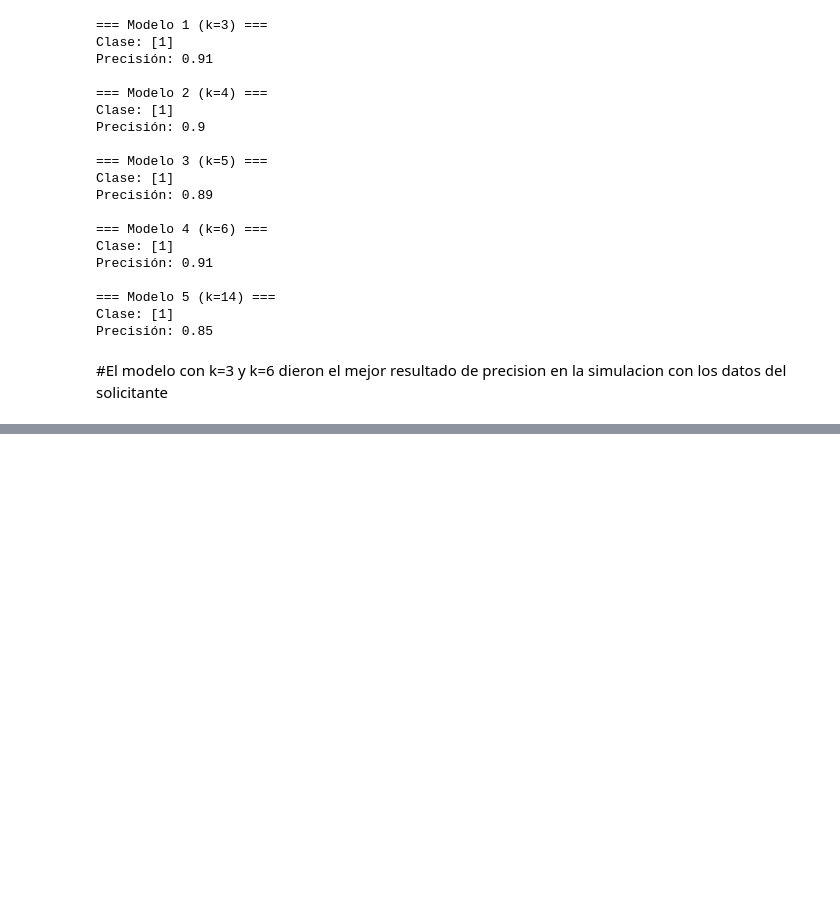
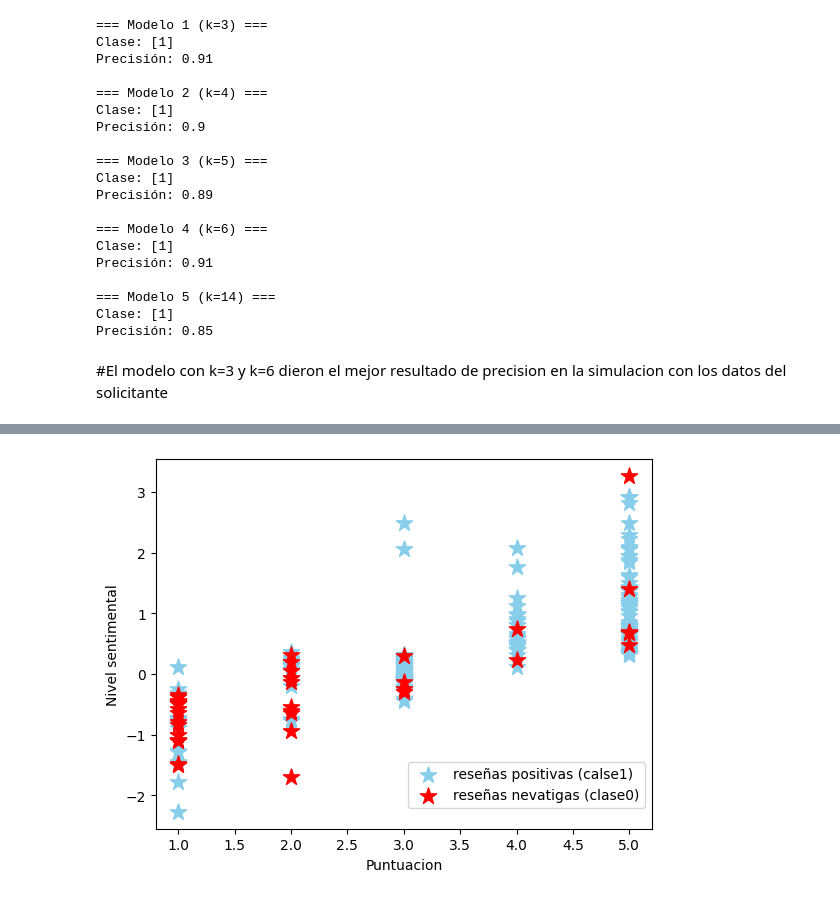
Before and after one commit to Sj-kronton/IA_2025, a Jupyter notebook: K-vecinos.ipynb, the cells around one changed output, grey strips where cells are left out. Cells and saved outputs as stored; diff of their text form; code cells hidden in the pictures; blank space fills up the shorter version.

```diff
--- a/K-vecinos.ipynb
+++ b/K-vecinos.ipynb
@@ -541,0 +544,3 @@ Precisión: 0.85
+# %%
+review= pd.read_csv('reviews_sentiment.csv', sep=';') #El dataset tiene parametros diferentes apara separar datos, por ello la necesidad del "sep"
+review.head()
@@ -541,0 +572,4 @@ Precisión: 0.85
+# %%
+buenos=review[review["titleSentiment"]=="positive"]
+malos=review[review["titleSentiment"]=="negative"]
+buenos, malos
@@ -541,0 +594,14 @@ Precisión: 0.85
+# %%
+plt.scatter(buenos["Star Rating"], buenos["sentimentValue"],
+            marker="*", s=150, color="skyblue",
+            label="reseñas positivas (calse1)")
+plt.scatter(malos["Star Rating"], malos["sentimentValue"],
+            marker="*", s=150, color="red",
+            label="reseñas nevatigas (clase0)")
+
+plt.ylabel("Nivel sentimental")
+plt.xlabel("Puntuacion")
+plt.legend(bbox_to_anchor=(1, 0.2))
+plt.show()
+# %% [output]
+[figure, added]
```
Also changed, not shown: parts of 6 cells of this notebook.
